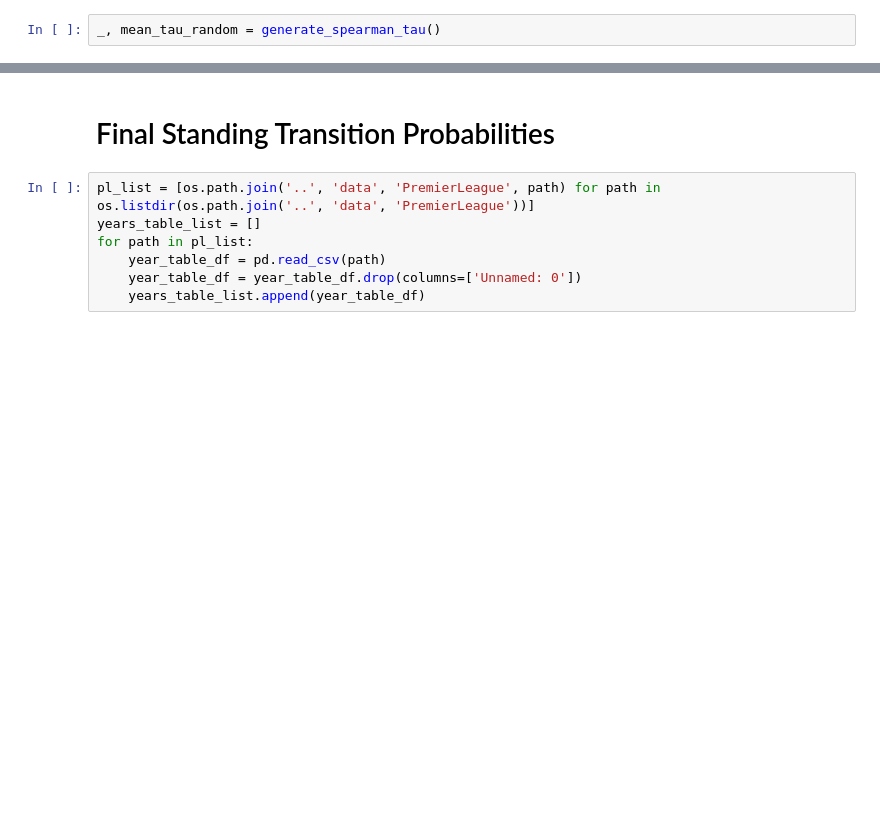
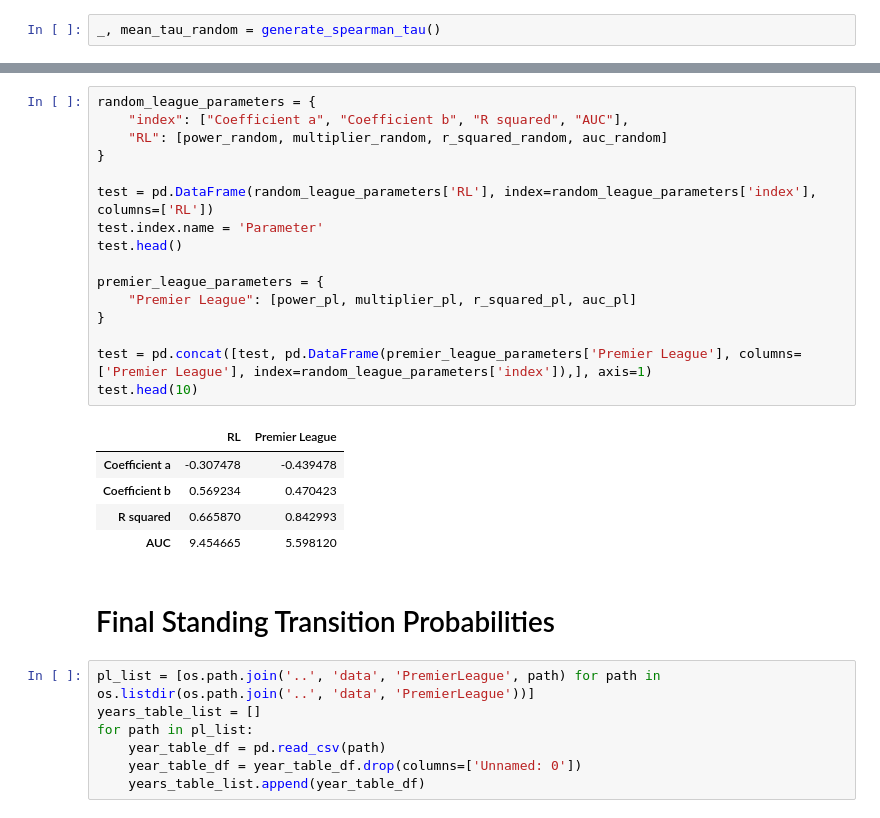
Before and after one commit to VictorOrtins/PartialStandingsBrasileirao, a Jupyter notebook: notebooks/premier_league_analysis.ipynb, the cells around one changed output, grey strips where cells are left out. Saved outputs shown, nothing was run; the diff lists cells and outputs as text; blank space fills up the shorter version.

```diff
--- a/notebooks/premier_league_analysis.ipynb
+++ b/notebooks/premier_league_analysis.ipynb
@@ -117,3 +125,25 @@ tau_visualization([tau_mean_pl, mean_tau_random, power_law_1_points, power_law_2
+# %%
+random_league_parameters = {
+    "index": ["Coefficient a", "Coefficient b", "R squared", "AUC"],
+    "RL": [power_random, multiplier_random, r_squared_random, auc_random]
+}
+
+test = pd.DataFrame(random_league_parameters['RL'], index=random_league_parameters['index'], columns=['RL'])
+test.index.name = 'Parameter'
+test.head()
+
+premier_league_parameters = {
+    "Premier League": [power_pl, multiplier_pl, r_squared_pl, auc_pl]
+}
+
+test = pd.concat([test, pd.DataFrame(premier_league_parameters['Premier League'], columns=['Premier League'], index=random_league_parameters['index']),], axis=1)
+test.head(10)
+# %% [output]
+|  | RL | Premier League |
+| Coefficient a | -0.307478 | -0.439478 |
+| Coefficient b | 0.569234 | 0.470423 |
+| R squared | 0.665870 | 0.842993 |
+| AUC | 9.454665 | 5.598120 |
 # %% [markdown]
 # Final Standing Transition Probabilities
 # %%
```
Also changed, not shown: parts of 5 cells of this notebook.
